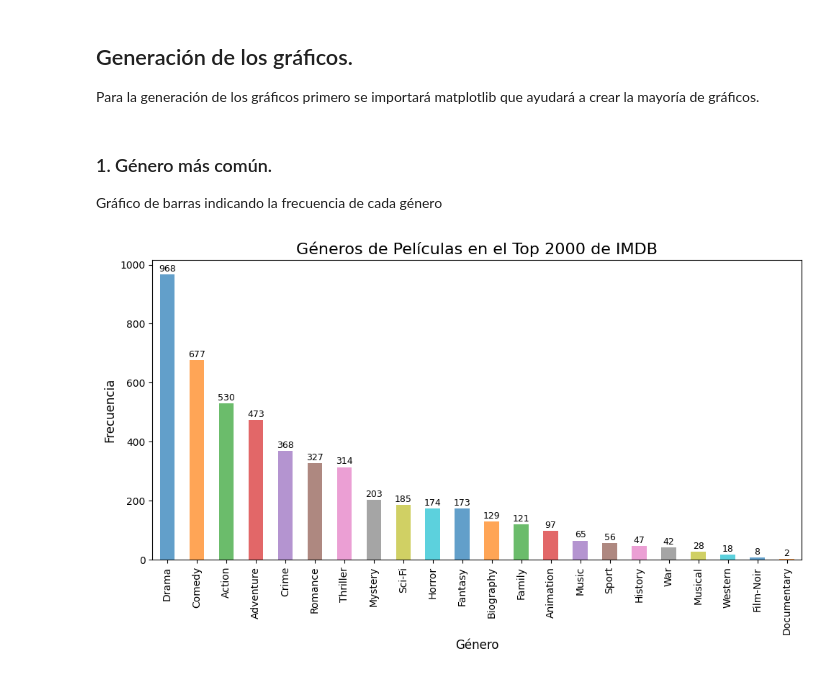
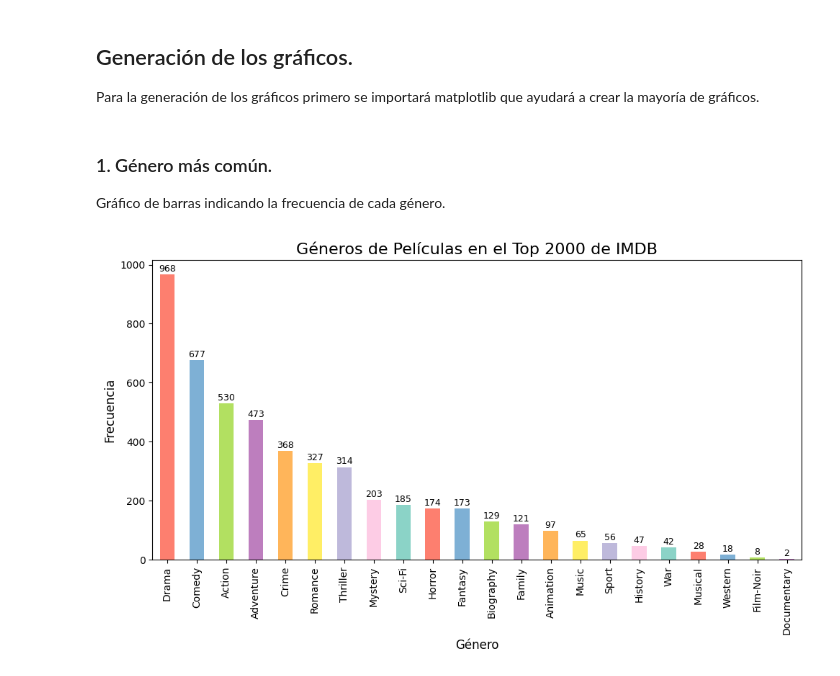
Before and after one commit to DiegoAraneda98/TCPD-Tarea-2, a Jupyter notebook: tarea2.ipynb, the cells around one changed output. Saved outputs shown, nothing was run; the diff lists cells and outputs as text; code cells hidden in the pictures.

```diff
--- a/tarea2.ipynb
+++ b/tarea2.ipynb
@@ -295,32 +295,32 @@ import matplotlib.pyplot as plt
 # %% [markdown]
 ### 1. Género más común.
 
-Gráfico de barras indicando la frecuencia de cada género
+Gráfico de barras indicando la frecuencia de cada género.
 # %%
 # Obtener la frecuencia de cada género
 genero_frecuencia = df['Genre'].str.split(', ', expand=True).stack().value_counts()
 
 # Definir el tamaño del gráfico
 plt.figure(figsize=(10, 6))
 
 # Set de colores para diferenciar mejor las proporciones
-colores = ['#1f77b4', '#ff7f0e', '#2ca02c', '#d62728', '#9467bd', '#8c564b', '#e377c2', '#7f7f7f', '#bcbd22', '#17becf']
+colores = ["#fd7f6f", "#7eb0d5", "#b2e061", "#bd7ebe", "#ffb55a", "#ffee65", "#beb9db", "#fdcce5", "#8bd3c7"]
 
 # Crear el gráfico de barras
-genero_frecuencia.plot(kind='bar', color=colores, alpha=0.7)  # Definir la transparencia
+genero_frecuencia.plot(kind='bar', color=colores)
 
 # Título y etiquetas con diferente tamaño de fuente para mejor lectura
 plt.title('Géneros de Películas en el Top 2000 de IMDB', fontsize=16)
 plt.xlabel('Género', fontsize=12)
 plt.ylabel('Frecuencia', fontsize=12)
 
 # Anotaciones en las barras
 for i, valor in enumerate(genero_frecuencia):
     # Añadir la anotación encima de cada barra
     plt.text(i, valor + 10, str(valor), ha='center', fontsize=9)
 
 # Mostrar gráfico
 plt.tight_layout()
 plt.show()
 # %% [output]
-[figure, old version]
+[figure, new version]
```
Also changed, not shown: parts of 2 cells of this notebook.
